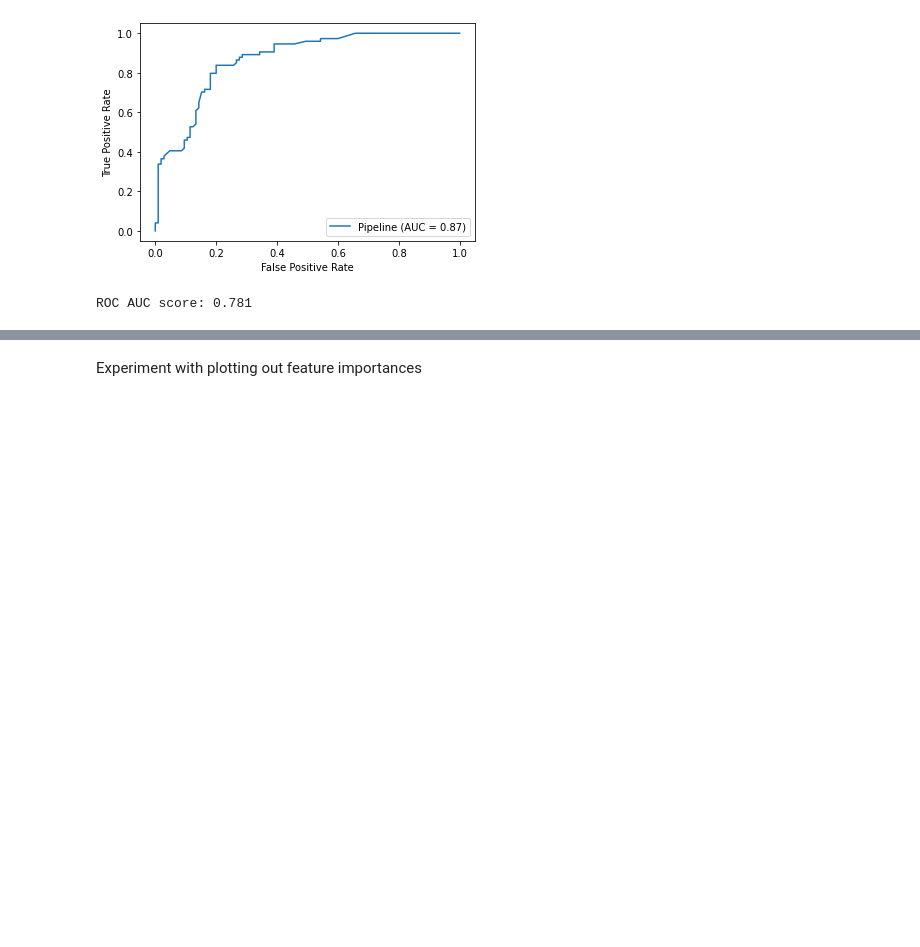
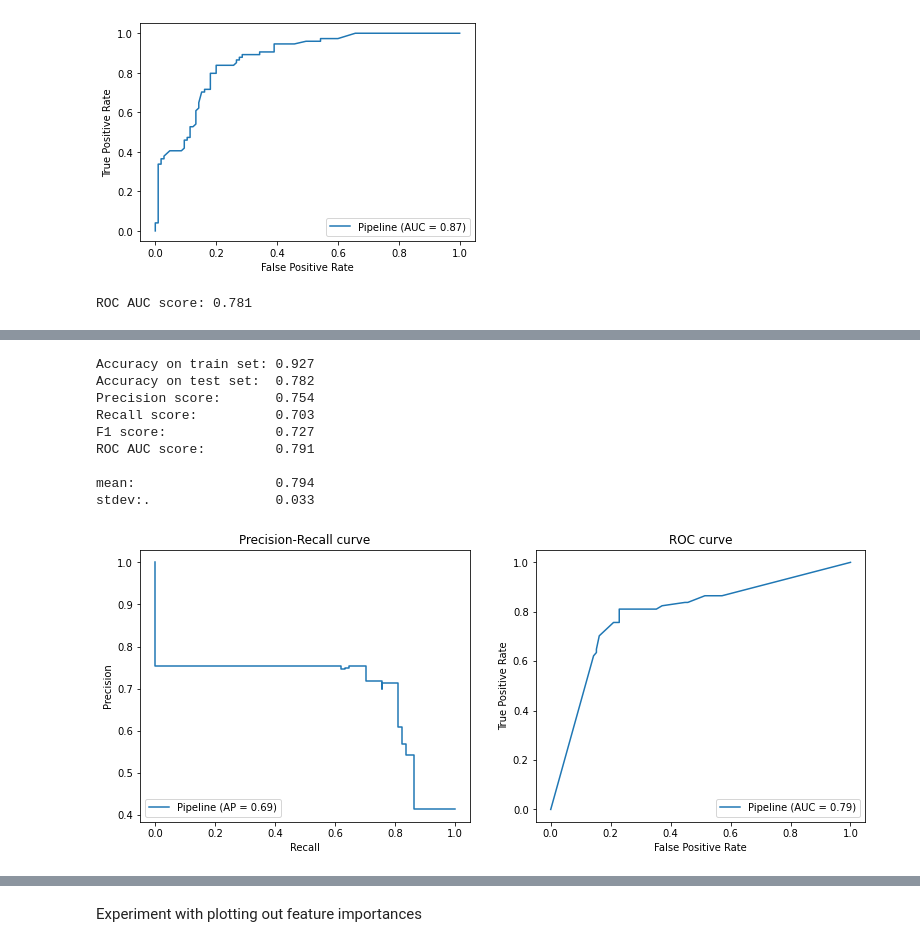
Before and after one commit to adin786/ad-titanic, a Jupyter notebook: titanic.ipynb, the cells around one changed output, grey strips where cells are left out. Drawn from its saved outputs; the diff is of its cells as text; code cells hidden in the pictures; blank space fills up the shorter version.

```diff
--- a/titanic.ipynb
+++ b/titanic.ipynb
@@ -772 +855,9 @@ Best model score: 0.792
+# %%
+# Run the tuning function
+param_grid = {'logreg__C':[0.001,0.003,0.01,0.03,0.1,0.3,1,3,10,30]}
+logreg_tune = tune_clf(logreg,param_grid)
+
+# Evaluate the tuned model
+eval_dict = evaluate_clf(logreg_tune.best_estimator_,'logreg_tune: tuned params')
+df_eval = df_eval.append(eval_dict, ignore_index = True)
 # %% [markdown]
@@ -788,30 +878,0 @@ tree = Pipeline([('preprocessor', preprocessor),
-# %%
-# make a function to speed up model evaluation
-def evaluate_clf(clf):
-   clf.fit(X_train,y_train);
-   y_train_pred = clf.predict(X_train)
-   y_test_pred = clf.predict(X_test)
-   cv_scores = cross_val_score(clf,X,y)
-
-   plot_precision_recall_curve(clf, X_test, y_test);
-   plot_roc_curve(clf, X_test, y_test);
-
-   acc_train = accuracy_score(y_train,y_train_pred)
-   acc_test = accuracy_score(y_test,y_test_pred)
-
-   precision = precision_score(y_test, y_test_pred)
-   recall = recall_score(y_test, y_test_pred)
-   f1 = f1_score(y_test, y_test_pred)
-   auc = roc_auc_score(y_test, y_test_pred)
-
-   # Generate a little report
-   print(f'Accuracy on test set:  {acc_test:.3f}')
-   print(f'Precision score:       {precision:.3f}')
-   print(f'Recall score:          {recall:.3f}')
-   print(f'F1 score:              {f1:.3f}')
-   print(f'ROC AUC score:         {auc:.3f}\n')
-   print(f'CV scores: {cv_scores}')
-   print(f'mean:      {cv_scores.mean():.3f}')
-   print(f'stdev:.    {cv_scores.std():.3f}')
-
-evaluate_clf(tree)
@@ -864,0 +879,14 @@ GridSearchCV(cv=None, error_score=nan,
+# %%
+eval_dict = evaluate_clf(tree,'tree: default params')
+df_eval = df_eval.append(eval_dict, ignore_index = True)
+# %% [output]
+Accuracy on train set: 0.927
+Accuracy on test set:  0.782
+Precision score:       0.754
+Recall score:          0.703
+F1 score:              0.727
+ROC AUC score:         0.791
+
+mean:                  0.794
+stdev:.                0.033
+[figure, added]
```
Also changed, not shown: parts of 41 cells of this notebook.
